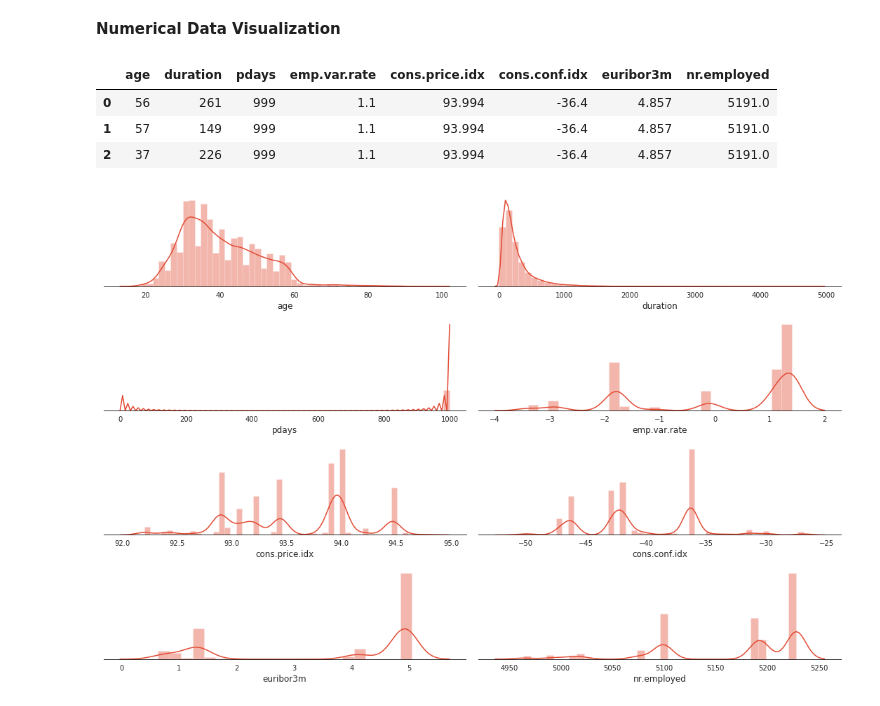
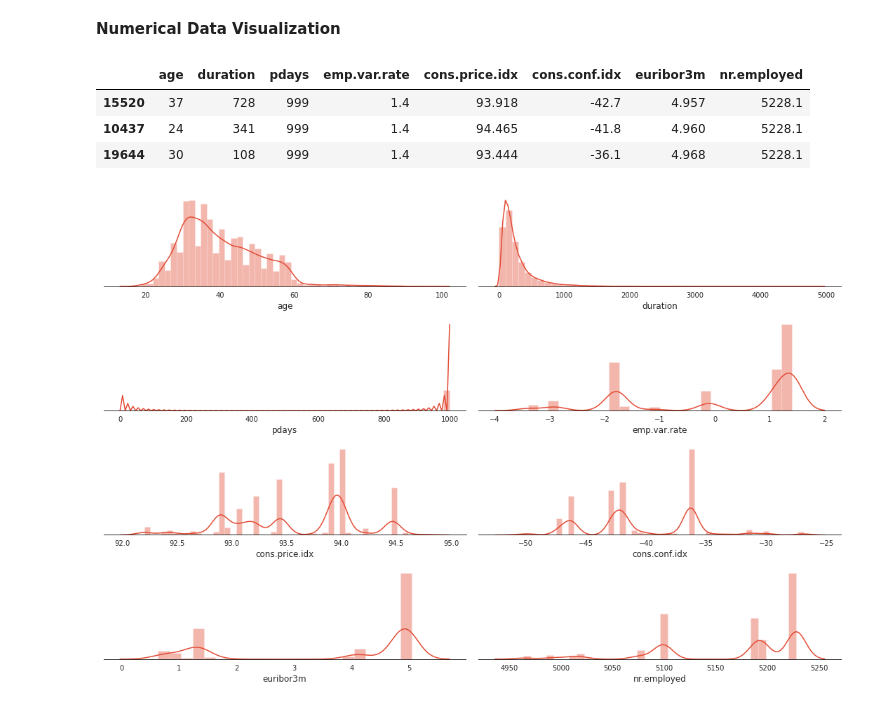
Before and after one commit to tripidhoble/Greyatom-Hackathon1, a Jupyter notebook: Marketing_Campaign.ipynb, the cells around one changed output. Drawn from its saved outputs; the diff is of its cells as text; code cells hidden in the pictures.

```diff
--- a/Marketing_Campaign.ipynb
+++ b/Marketing_Campaign.ipynb
@@ -401,12 +502,12 @@ num_cols = [ 'age','duration','pdays','emp.var.rate', 'cons.price.idx',
 # %%
 # create a subset of dataframe with only 'num_features'
 subset_num_data = campaign_data[num_cols]
-subset_num_data.head(3)
+subset_num_data.sample(3)
 # %% [output]
 |  | age | duration | pdays | emp.var.rate | cons.price.idx | cons.conf.idx | euribor3m | nr.employed |
-| 0 | 56 | 261 | 999 | 1.1 | 93.994 | -36.4 | 4.857 | 5191.0 |
-| 1 | 57 | 149 | 999 | 1.1 | 93.994 | -36.4 | 4.857 | 5191.0 |
-| 2 | 37 | 226 | 999 | 1.1 | 93.994 | -36.4 | 4.857 | 5191.0 |
+| 15520 | 37 | 728 | 999 | 1.4 | 93.918 | -42.7 | 4.957 | 5228.1 |
+| 10437 | 24 | 341 | 999 | 1.4 | 94.465 | -41.8 | 4.960 | 5228.1 |
+| 19644 | 30 | 108 | 999 | 1.4 | 93.444 | -36.1 | 4.968 | 5228.1 |
 # %%
 # Set up the matplotlib figure
 f, axes = plt.subplots(4, 2, figsize=(15, 10))
```
Also changed, not shown: parts of 61 cells of this notebook.
